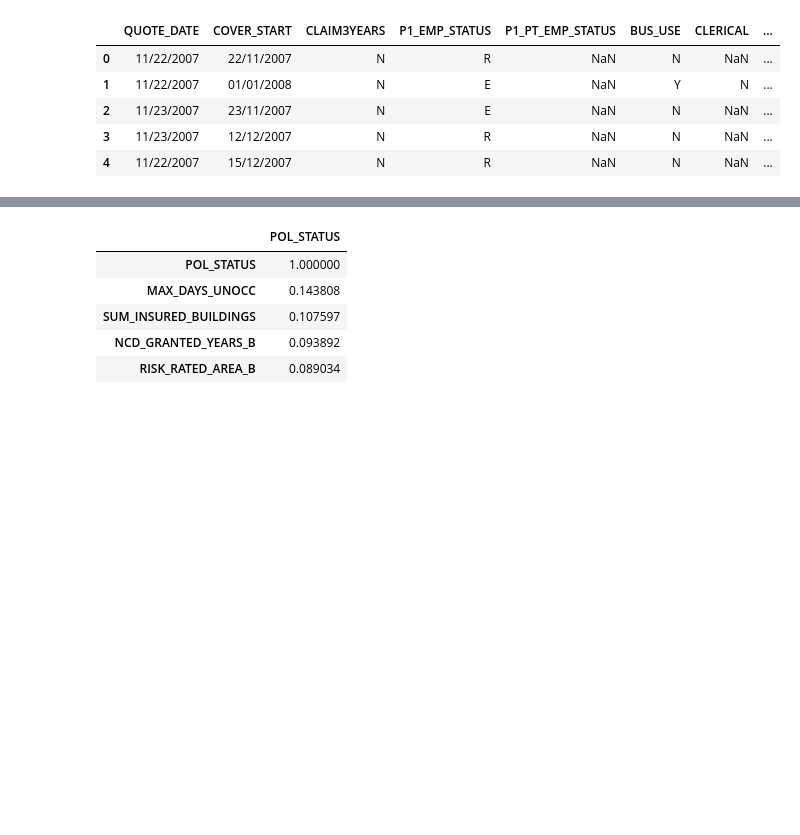
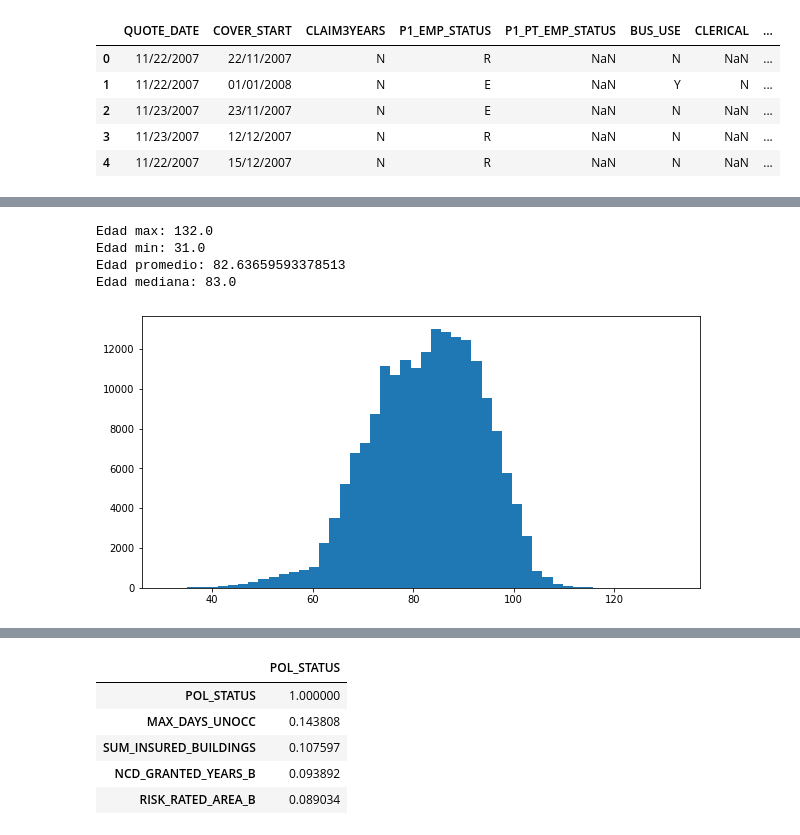
Before and after one commit to miguelsquillari/dataScience, a Jupyter notebook: home_insurance/home_insurance.ipynb, the cells around one changed output, grey strips where cells are left out. Drawn from its saved outputs; the diff is of its cells as text; code cells hidden in the pictures; blank space fills up the shorter version.

```diff
--- a/home_insurance/home_insurance.ipynb
+++ b/home_insurance/home_insurance.ipynb
@@ -99,0 +204,16 @@ Variable Sexo de acuerdo al Estado de las Polizas
+# %%
+
+print("Edad max:", df["Age"].max())
+print("Edad min:", df["Age"].min())
+print("Edad promedio:", df["Age"].mean())
+print("Edad mediana:", df["Age"].median())
+
+plt.figure(figsize=(10,5))
+plt.hist(df["Age"], bins=50)
+plt.show()
+# %% [output]
+Edad max: 132.0
+Edad min: 31.0
+Edad promedio: 82.63659593378513
+Edad mediana: 83.0
+[figure, added]
```
Also changed, not shown: parts of 23 cells of this notebook.
